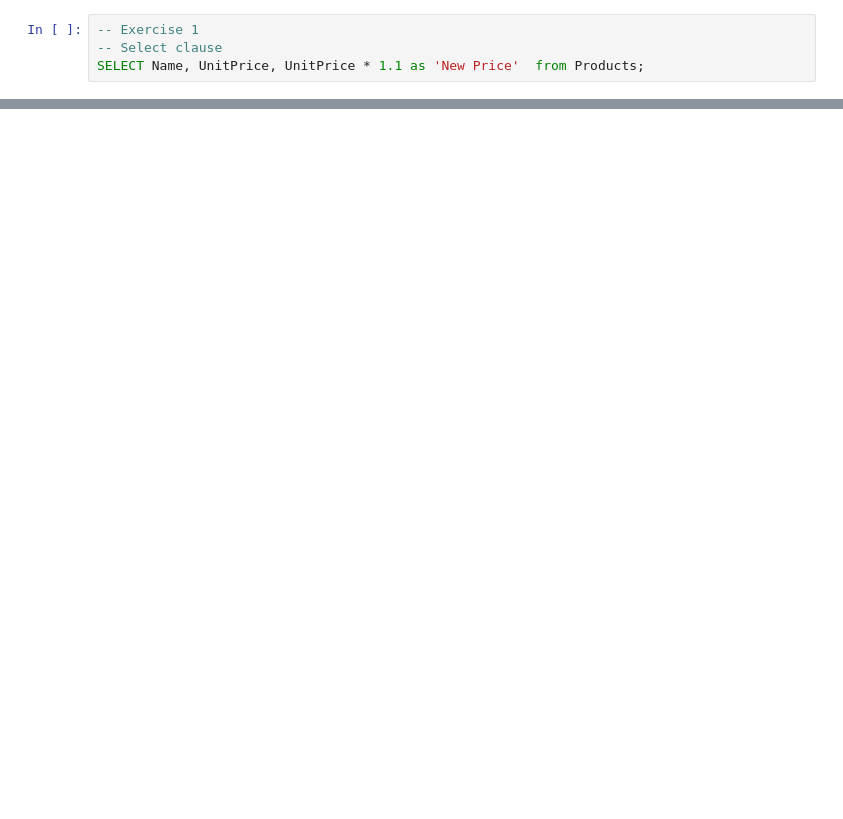
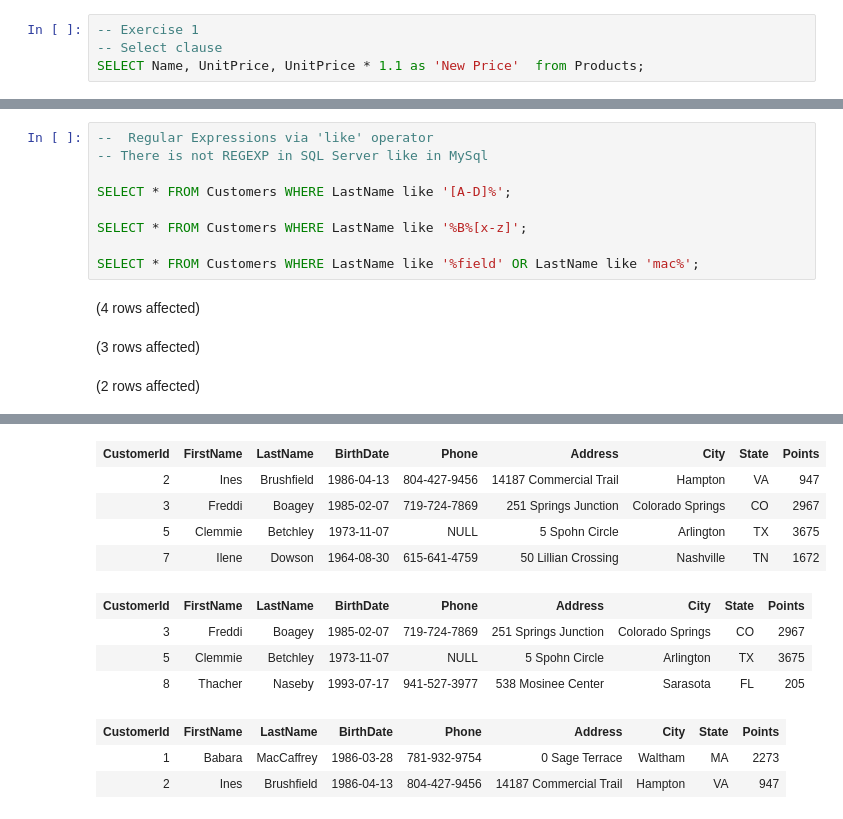
Before and after one commit to KarthikKumarDev/sql-practise, a Jupyter notebook: My Learning.ipynb, the cells around one changed output, grey strips where cells are left out. Saved outputs shown, nothing was run; the diff lists cells and outputs as text; blank space fills up the shorter version.

Commit message:
Where Clause and Like Operator

```diff
--- a/My Learning.ipynb
+++ b/My Learning.ipynb
@@ -194,0 +235,13 @@ Total execution time: 00:00:00.008
+# %%
+--  Regular Expressions via 'like' operator
+-- There is not REGEXP in SQL Server like in MySql
+
+SELECT * FROM Customers WHERE LastName like '[A-D]%';
+
+SELECT * FROM Customers WHERE LastName like '%B%[x-z]';
+
+SELECT * FROM Customers WHERE LastName like '%field' OR LastName like 'mac%';
+# %% [output]
+(4 rows affected)
+(3 rows affected)
+(2 rows affected)
@@ -194,0 +249,12 @@ Total execution time: 00:00:00.008
+| CustomerId | FirstName | LastName | BirthDate | Phone | Address | City | State | Points |
+| 2 | Ines | Brushfield | 1986-04-13 | 804-427-9456 | 14187 Commercial Trail | Hampton | VA | 947 |
+| 3 | Freddi | Boagey | 1985-02-07 | 719-724-7869 | 251 Springs Junction | Colorado Springs | CO | 2967 |
+| 5 | Clemmie | Betchley | 1973-11-07 | NULL | 5 Spohn Circle | Arlington | TX | 3675 |
+| 7 | Ilene | Dowson | 1964-08-30 | 615-641-4759 | 50 Lillian Crossing | Nashville | TN | 1672 |
+| CustomerId | FirstName | LastName | BirthDate | Phone | Address | City | State | Points |
+| 3 | Freddi | Boagey | 1985-02-07 | 719-724-7869 | 251 Springs Junction | Colorado Springs | CO | 2967 |
+| 5 | Clemmie | Betchley | 1973-11-07 | NULL | 5 Spohn Circle | Arlington | TX | 3675 |
+| 8 | Thacher | Naseby | 1993-07-17 | 941-527-3977 | 538 Mosinee Center | Sarasota | FL | 205 |
+| CustomerId | FirstName | LastName | BirthDate | Phone | Address | City | State | Points |
+| 1 | Babara | MacCaffrey | 1986-03-28 | 781-932-9754 | 0 Sage Terrace | Waltham | MA | 2273 |
+| 2 | Ines | Brushfield | 1986-04-13 | 804-427-9456 | 14187 Commercial Trail | Hampton | VA | 947 |
```
Also changed, not shown: parts of 9 cells of this notebook.
